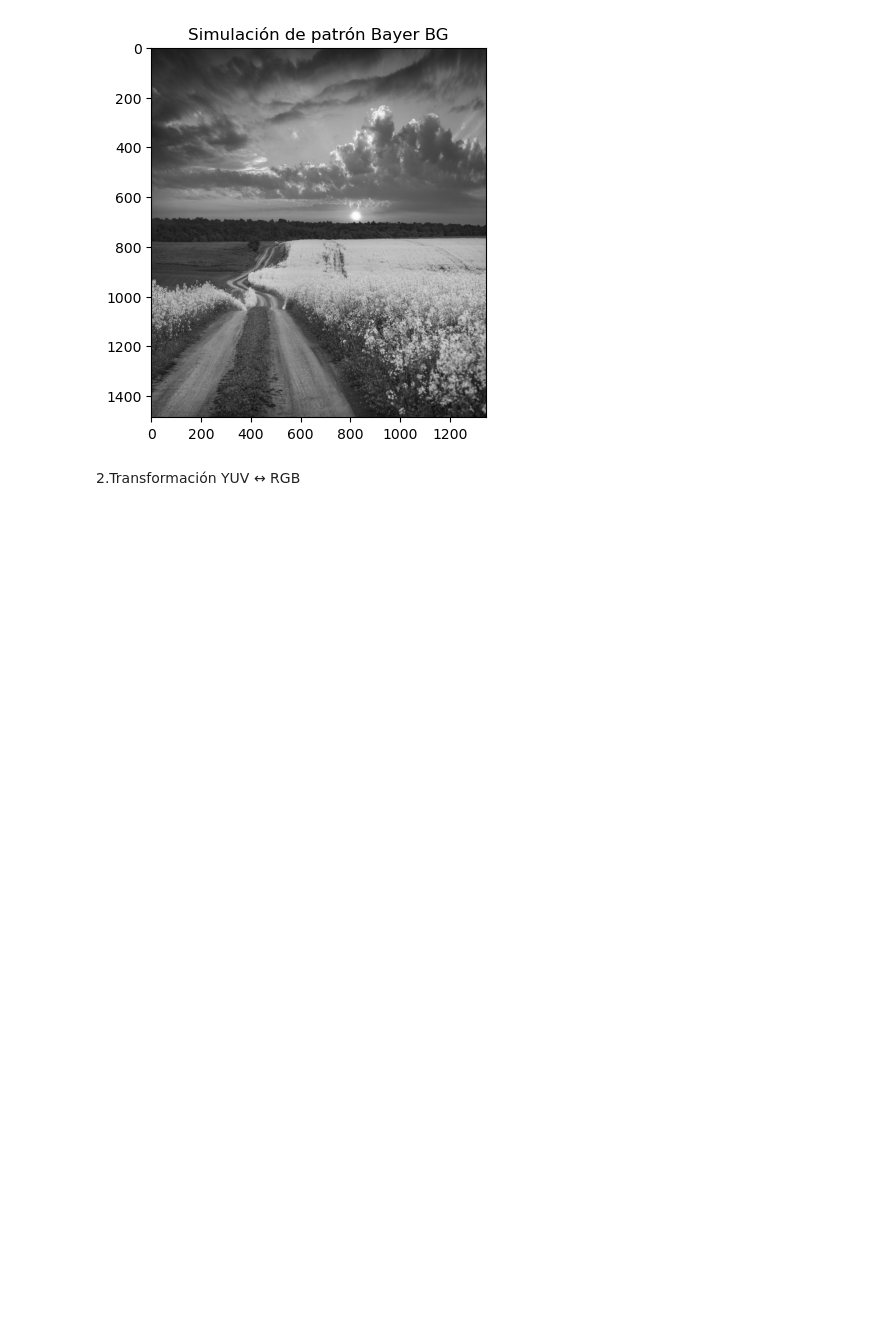
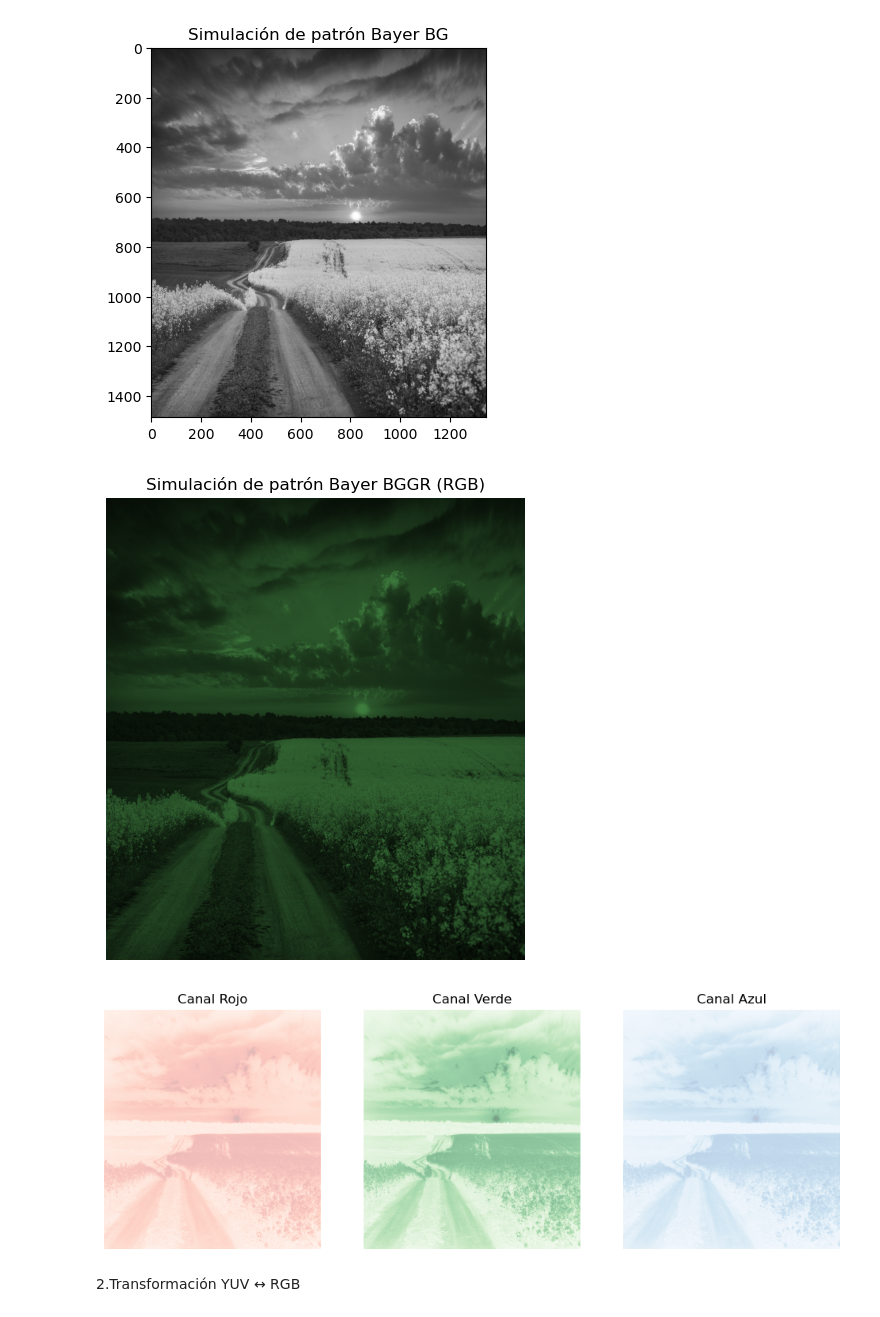
Before and after one commit to Iamvalentina2020/pdi26, a Jupyter notebook: CLASE11032026/filtrobayer/bayer.ipynb, the cells around one changed output. Drawn from its saved outputs; the diff is of its cells as text; code cells hidden in the pictures; blank space fills up the shorter version.

Commit message:
Agregar simulación de patrón BayeR

```diff
--- a/CLASE11032026/filtrobayer/bayer.ipynb
+++ b/CLASE11032026/filtrobayer/bayer.ipynb
@@ -19,6 +19,44 @@ plt.title("Simulación de patrón Bayer BG")
 plt.show()
 # %% [output]
 [figure]
+# %%
+import cv2
+import numpy as np
+import matplotlib.pyplot as plt
+
+imagen = cv2.imread('imagen.jpg', cv2.IMREAD_GRAYSCALE)
+
+bayer_rgb = np.zeros((imagen.shape[0], imagen.shape[1], 3), dtype=np.uint8)
+
+bayer_rgb[::2, ::2, 0] = imagen[::2, ::2]
+bayer_rgb[::2, 1::2, 1] = imagen[::2, 1::2]
+bayer_rgb[1::2, ::2, 1] = imagen[1::2, ::2]
+bayer_rgb[1::2, 1::2, 2] = imagen[1::2, 1::2]
+
+plt.figure(figsize=(8, 6))
+plt.imshow(cv2.cvtColor(bayer_rgb, cv2.COLOR_BGR2RGB))
+plt.title("Simulación de patrón Bayer BGGR (RGB)")
+plt.axis('off')
+plt.show()
+
+fig, axs = plt.subplots(1, 3, figsize=(12, 4))
+
+axs[0].imshow(bayer_rgb[:, :, 2], cmap='Reds')
+axs[0].set_title('Canal Rojo')
+axs[0].axis('off')
+
+axs[1].imshow(bayer_rgb[:, :, 1], cmap='Greens')
+axs[1].set_title('Canal Verde')
+axs[1].axis('off')
+
+axs[2].imshow(bayer_rgb[:, :, 0], cmap='Blues')
+axs[2].set_title('Canal Azul')
+axs[2].axis('off')
+
+plt.show()
+# %% [output]
+[figure, added]
+[figure, added]
 # %% [markdown]
 2.Transformación YUV ↔ RGB
 # %%
```
